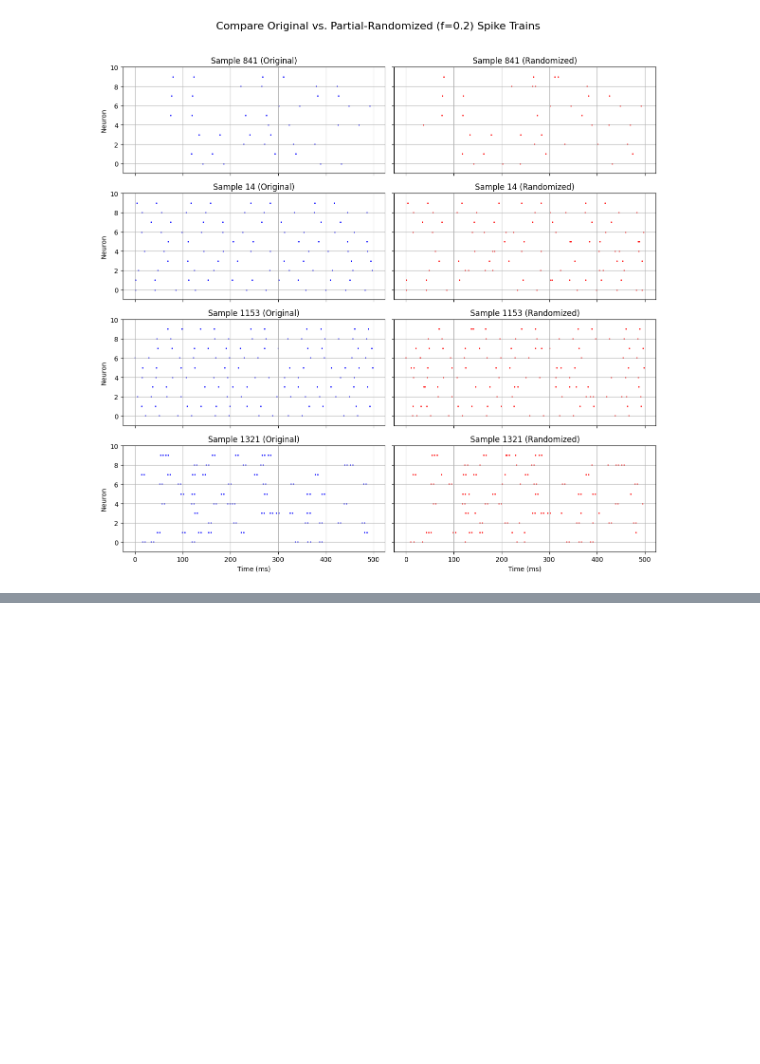
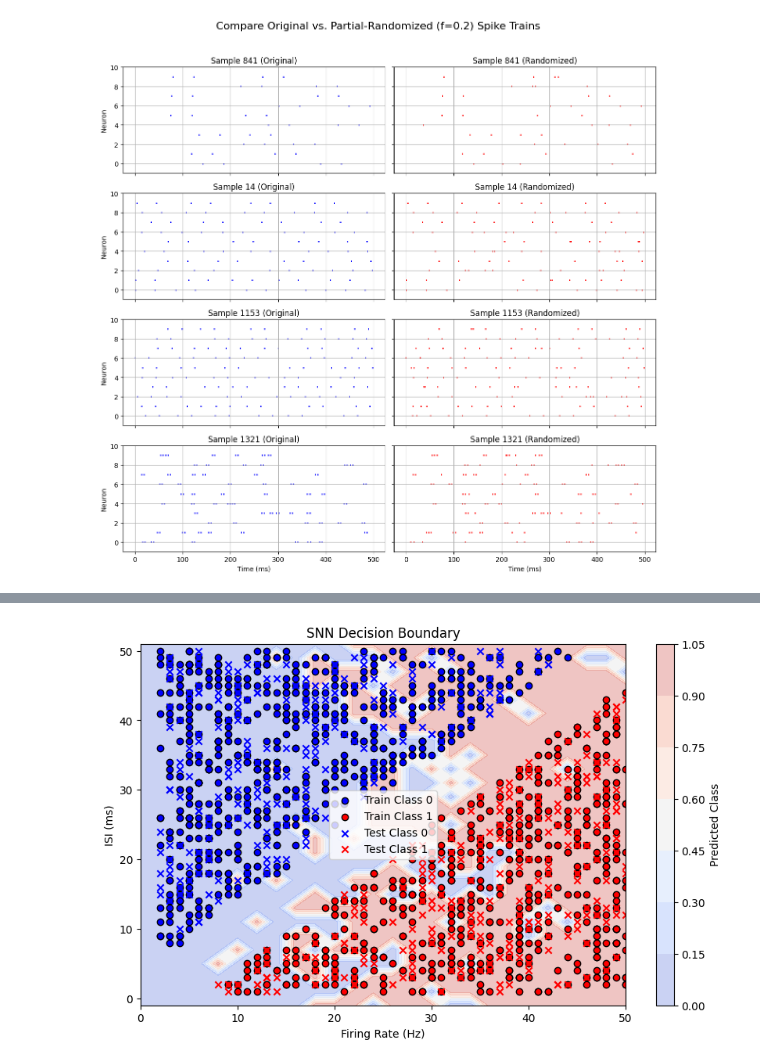
Before and after one commit to Oooorca/IRP_Neuro_SNN, a Jupyter notebook: trainSNN.ipynb, the cells around one changed output, grey strips where cells are left out. Cells and saved outputs as stored; diff of their text form; code cells hidden in the pictures; blank space fills up the shorter version.

```diff
--- a/trainSNN.ipynb
+++ b/trainSNN.ipynb
@@ -805,0 +812,3 @@ Epoch 8/30, Train Loss: 0.4776, Train Acc: 77.55%, Test Loss: 0.5086, Test Acc:
+# %%
+# Train a model with f=0.8 (highly randomized timing)
+model_f08 = train_with_partial_randomization(f=0.8, num_epochs=30)
@@ -808,0 +878,15 @@ model_f10 = train_with_partial_randomization(f=1.0, num_epochs=30)
+# %%
+visualize_decision_boundary(
+    net=model_f08,
+    device=device,
+    train_indices=train_indices,
+    test_indices=test_indices,
+    firing_rates=firing_rates,
+    isis=isis,
+    y=y,
+    step_size=2,
+    T=500,
+    num_neurons=10
+)
+# %% [output]
+[figure, added]
```
Also changed, not shown: parts of 6 cells of this notebook, 2 other files.
